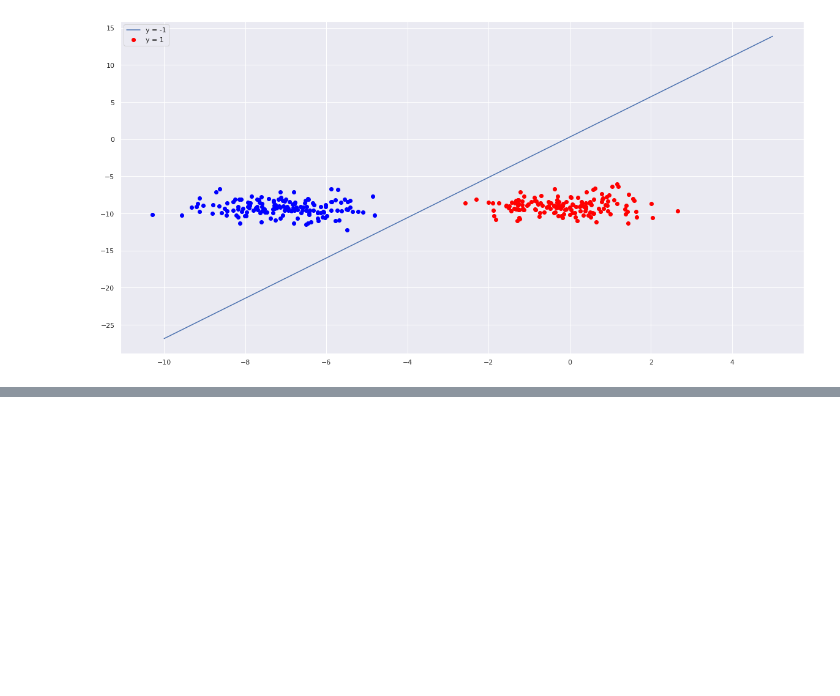
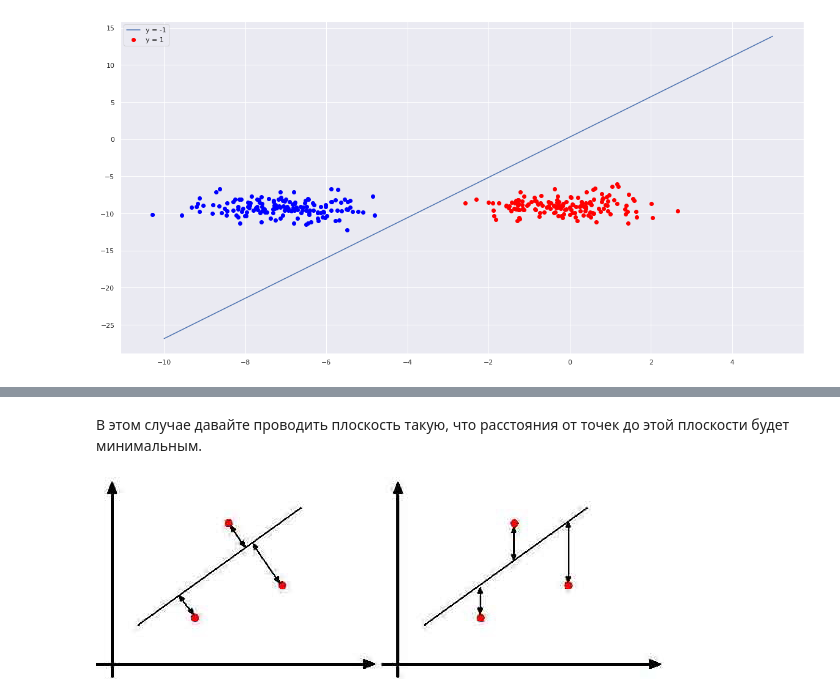
Before and after one commit to samstikhin/mlmathmech, a Jupyter notebook: 06-linear/linear.ipynb, the cells around one changed output, grey strips where cells are left out. Drawn from its saved outputs; the diff is of its cells as text; code cells hidden in the pictures; blank space fills up the shorter version.

```diff
--- a/06-linear/linear.ipynb
+++ b/06-linear/linear.ipynb
@@ -441,0 +502,6 @@ plt.show()
+# %% [markdown]
+В этом случае давайте проводить плоскость такую, что расстояния от точек до этой плоскости будет минимальным.
+# %%
+Image('расстояние.jpg')
+# %% [output]
+[figure, added]
```
Also changed, not shown: parts of 38 cells of this notebook, 12 other files.
